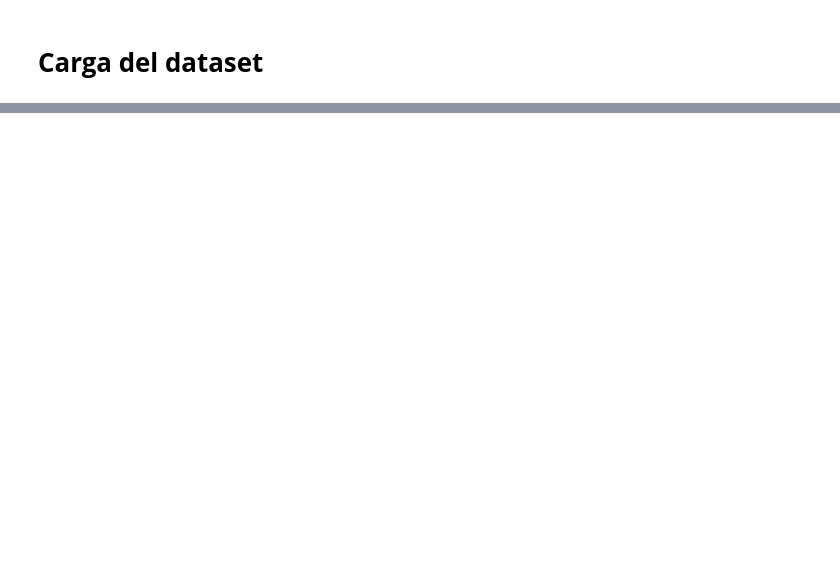
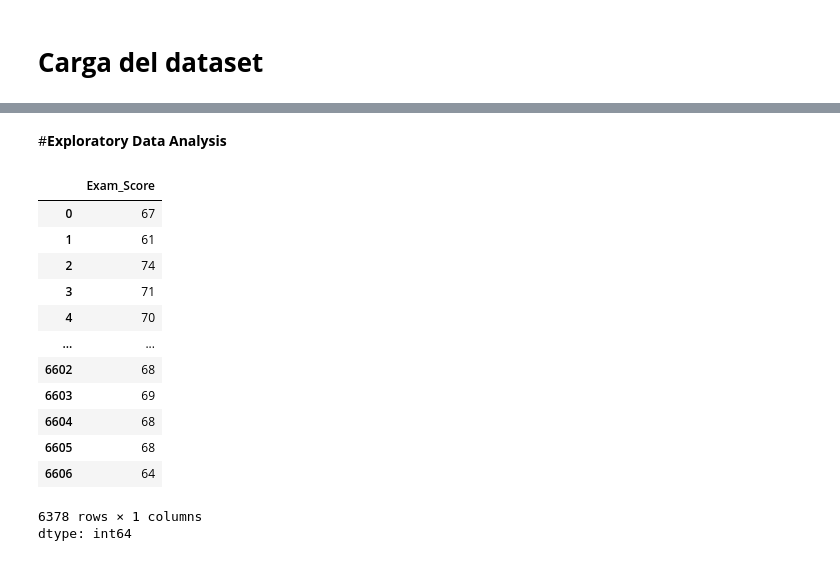
Before and after one commit to JeiGeek/ia1-LosPandas-prediccion_rendimiento_estudiantil, a Jupyter notebook: 01_exploratory_data_analysis.ipynb, the cells around one changed output, grey strips where cells are left out. Drawn from its saved outputs; the diff is of its cells as text; code cells hidden in the pictures; blank space fills up the shorter version.

```diff
--- a/01_exploratory_data_analysis.ipynb
+++ b/01_exploratory_data_analysis.ipynb
@@ -54,0 +89,30 @@ df
+# %% [markdown]
+#**Exploratory Data Analysis**
+# %%
+#Notas y pruebas, esto despues lo borramos/editamos
+notasfinales = df['Exam_Score']
+notasfinales
+#El dataset al parecer gira mas entorno a ver como se ven afectadas las notas de un examen final dadas ciertas circunstancias. Por lo tanto, podriamos hacer un columna que diga algo como "rendimiento en el examen" o algo asi tipo [Aprobado, Nota regular, Deficiente o desaprobado]
+#Se supone que el "Exam_score" es lo que vamos a predecir, pero no se si tiene sentido predecir una nota, asi que podriamos darle un 'rendimiento' a cada rango de notas y que sea eso lo que vamos a predecir. Que dadas ciertos datos de un estudiante, definir que tan mal
+#o que tan bien le irá a un examen. Esto lo uso guiandome del data set del "Estado del arte" donde lo que trata de predecir es si un estudiante "Se graduo, deserto o esta matriculado". Con otro ejemplo, usando de el Diabetes que casi todo el mundo lo hizo
+#predicen si "Si tiene diabetes o no", tonces necesitamos una categoria para las notas. Todo esto que escribi lo podemos poner en la seccion de problemas que tuvimos con el dataset y lo de los nulos, que hubo algunos registros con nulos.
+
+#Podemos graficar cuantos estudiantes "aprobaron o desaprobaron"
+#Horas de sueño
+#horas de estudio
+#La matriz de relacion
+# %% [output]
+|  | Exam_Score |
+| 0 | 67 |
+| 1 | 61 |
+| 2 | 74 |
+| 3 | 71 |
+| 4 | 70 |
+| ... | ... |
+| 6602 | 68 |
+| 6603 | 69 |
+| 6604 | 68 |
+| 6605 | 68 |
+| 6606 | 64 |
+6378 rows × 1 columns
+dtype: int64
```
Also changed, not shown: parts of 7 cells of this notebook.
